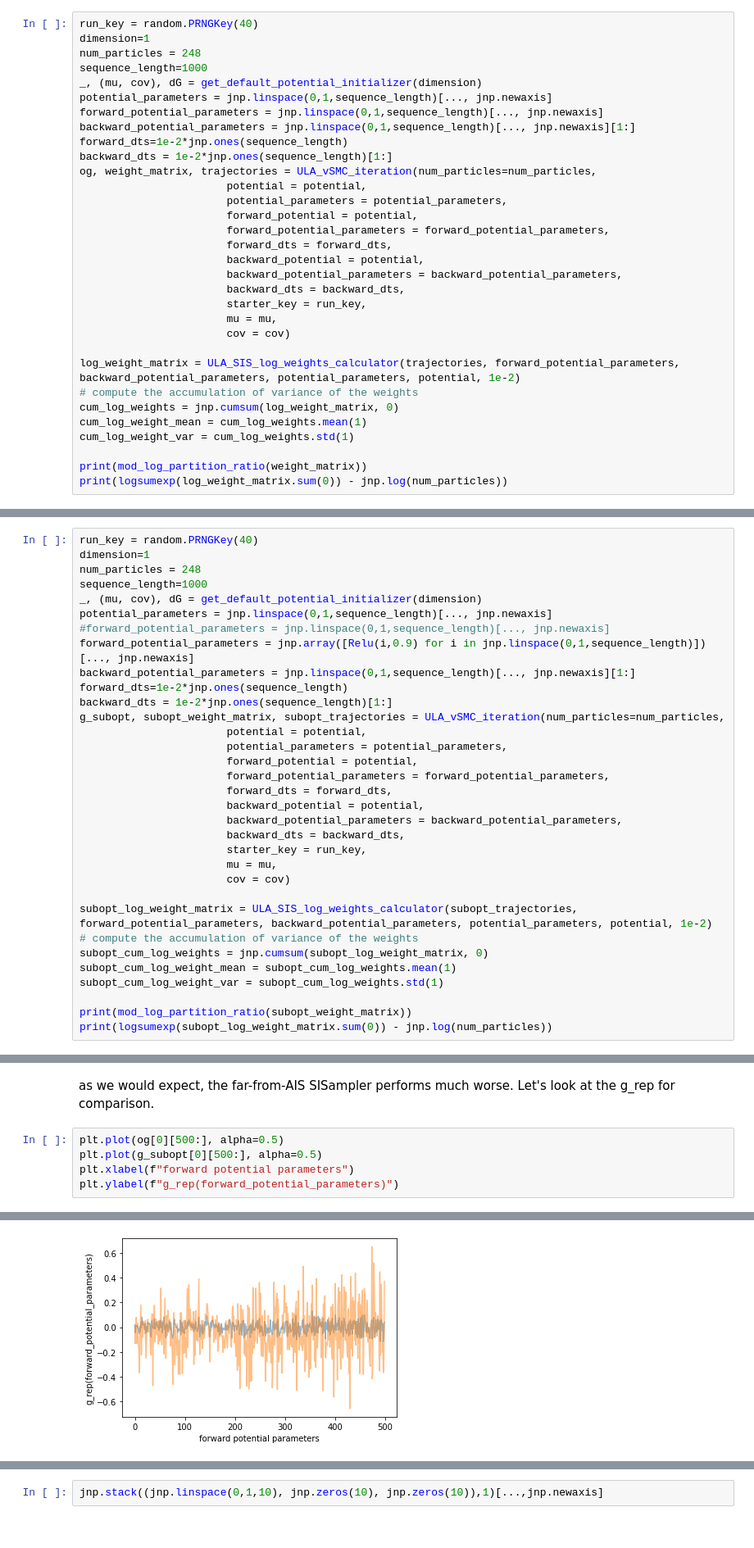
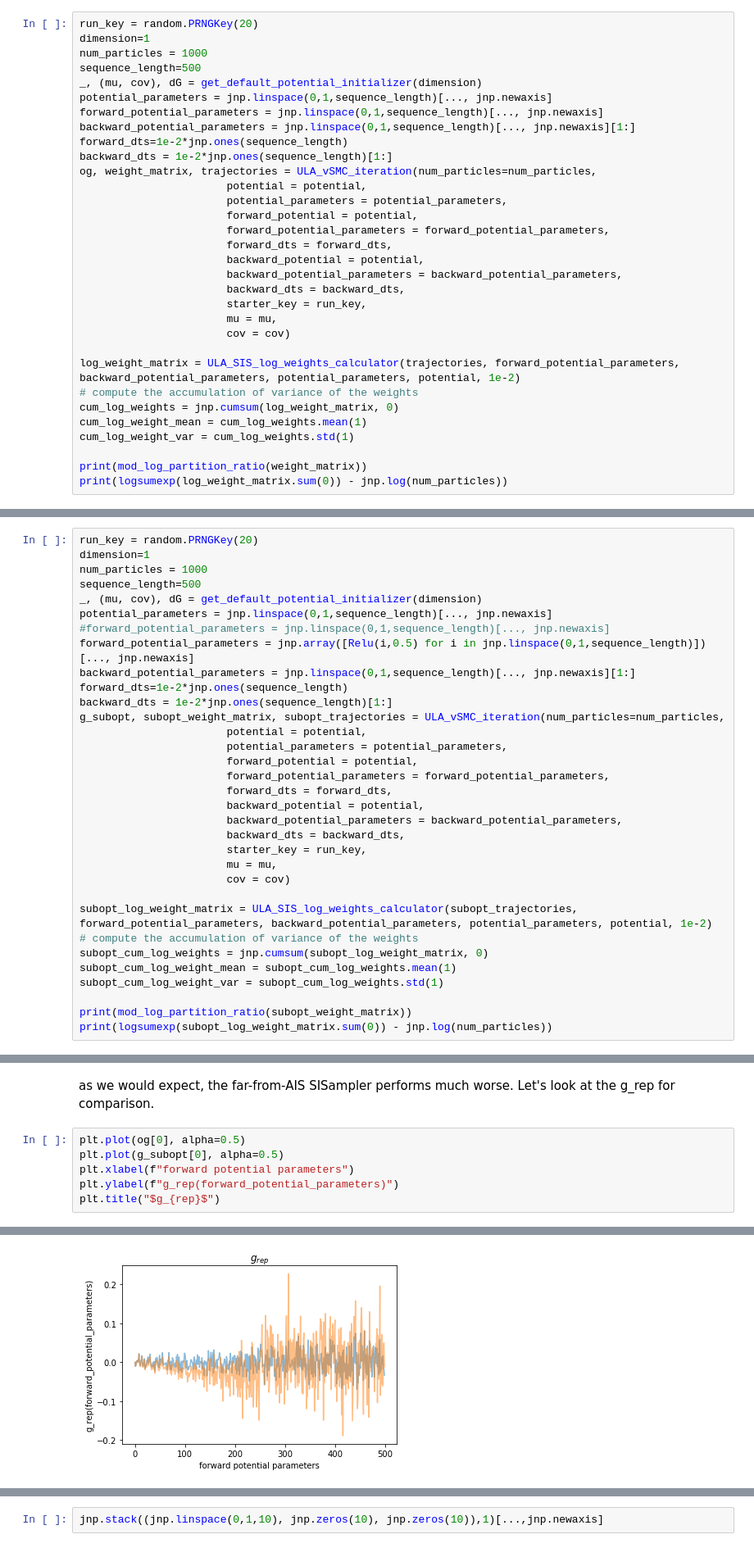
Before and after one commit to dominicrufa/melange, a Jupyter notebook: melange/notebooks/melange_vSMC.ipynb, the cells around one changed output, grey strips where cells are left out. Shown: that part at 82% size. Cells and saved outputs as stored; diff of their text form.

```diff
--- a/melange/notebooks/melange_vSMC.ipynb
+++ b/melange/notebooks/melange_vSMC.ipynb
@@ -439,10 +421,10 @@ Subsequently, I will plot $\hat{g}_{rep}$ to see how it looks. I hypothesize tha
 # %% [markdown]
 ### Near AIS regime
 # %%
-run_key = random.PRNGKey(40)
+run_key = random.PRNGKey(20)
 dimension=1
-num_particles = 248
-sequence_length=1000
+num_particles = 1000
+sequence_length=500
 _, (mu, cov), dG = get_default_potential_initializer(dimension)
 potential_parameters = jnp.linspace(0,1,sequence_length)[..., jnp.newaxis]
 forward_potential_parameters = jnp.linspace(0,1,sequence_length)[..., jnp.newaxis]
@@ -492,14 +474,14 @@ that is really noisy.
 ### Away from AIS
 as in the previous `Away from AIS` experiment, I am going to conduct SIS where the backward kernels and potentials linearly interpolate, but the sequence of forward kernels will be a RELU. I hypothesize that the g_rep for the forward parameters will be biased in the direction of a linear interpolation (i.e. identical to the backward kernel sequence).
 # %%
-run_key = random.PRNGKey(40)
+run_key = random.PRNGKey(20)
 dimension=1
-num_particles = 248
-sequence_length=1000
+num_particles = 1000
+sequence_length=500
 _, (mu, cov), dG = get_default_potential_initializer(dimension)
 potential_parameters = jnp.linspace(0,1,sequence_length)[..., jnp.newaxis]
 #forward_potential_parameters = jnp.linspace(0,1,sequence_length)[..., jnp.newaxis]
-forward_potential_parameters = jnp.array([Relu(i,0.9) for i in jnp.linspace(0,1,sequence_length)])[..., jnp.newaxis]
+forward_potential_parameters = jnp.array([Relu(i,0.5) for i in jnp.linspace(0,1,sequence_length)])[..., jnp.newaxis]
 backward_potential_parameters = jnp.linspace(0,1,sequence_length)[..., jnp.newaxis][1:]
 forward_dts=1e-2*jnp.ones(sequence_length)
 backward_dts = 1e-2*jnp.ones(sequence_length)[1:]
@@ -539,8 +521,9 @@ plt.plot(jnp.arange(sequence_length), subopt_cum_log_weight_mean)
 # %% [markdown]
 as we would expect, the far-from-AIS SISampler performs much worse. Let's look at the g_rep for comparison.
 # %%
-plt.plot(og[0][500:], alpha=0.5)
-plt.plot(g_subopt[0][500:], alpha=0.5)
+plt.plot(og[0], alpha=0.5)
+plt.plot(g_subopt[0], alpha=0.5)
 plt.xlabel(f"forward potential parameters")
 plt.ylabel(f"g_rep(forward_potential_parameters)")
+plt.title("$g_{rep}$")
 # %% [output]
@@ -548 +531 @@ Text(0, 0.5, 'g_rep(forward_potential_parameters)')
-[figure, old version]
+[figure, new version]
```
Also changed, not shown: parts of 36 cells of this notebook.
